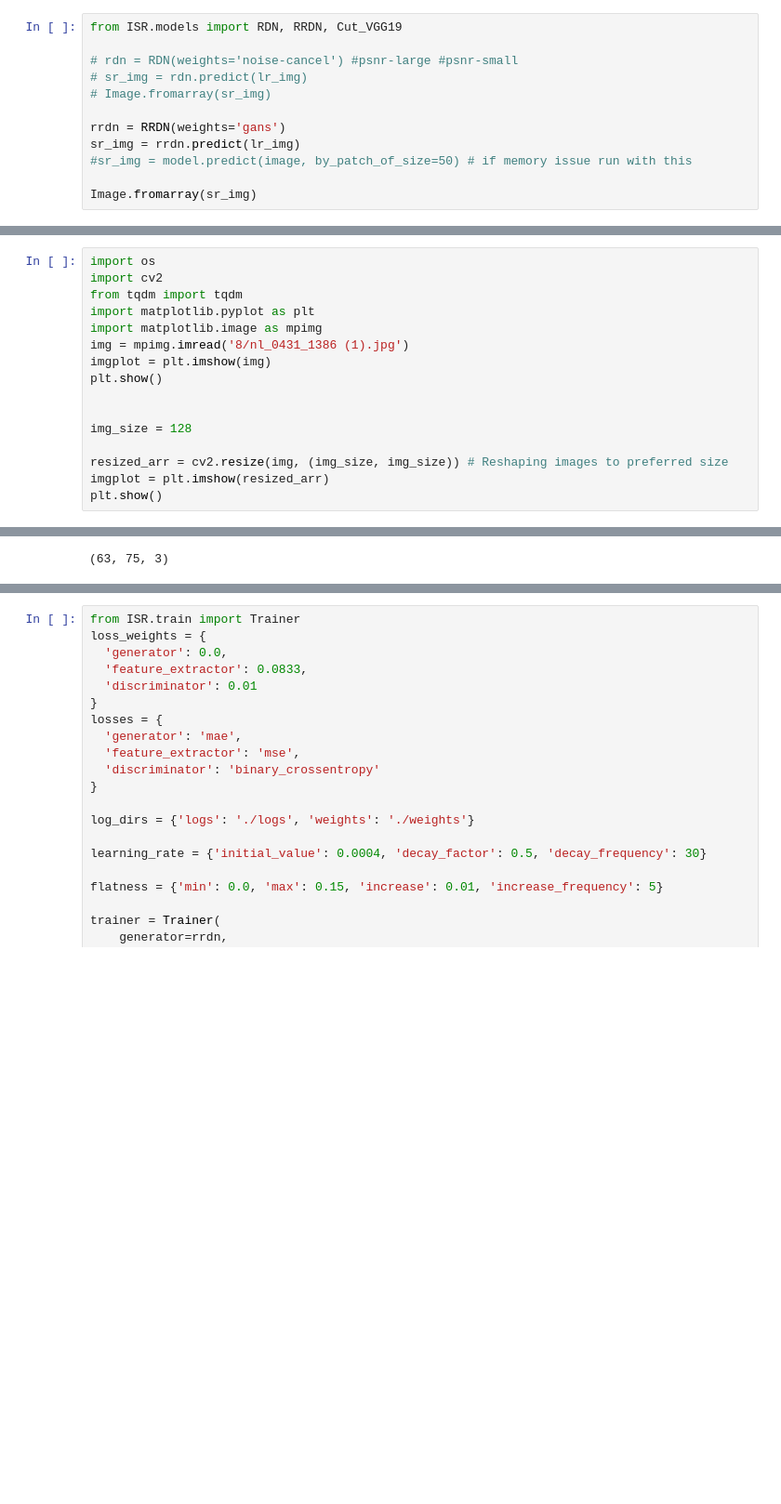
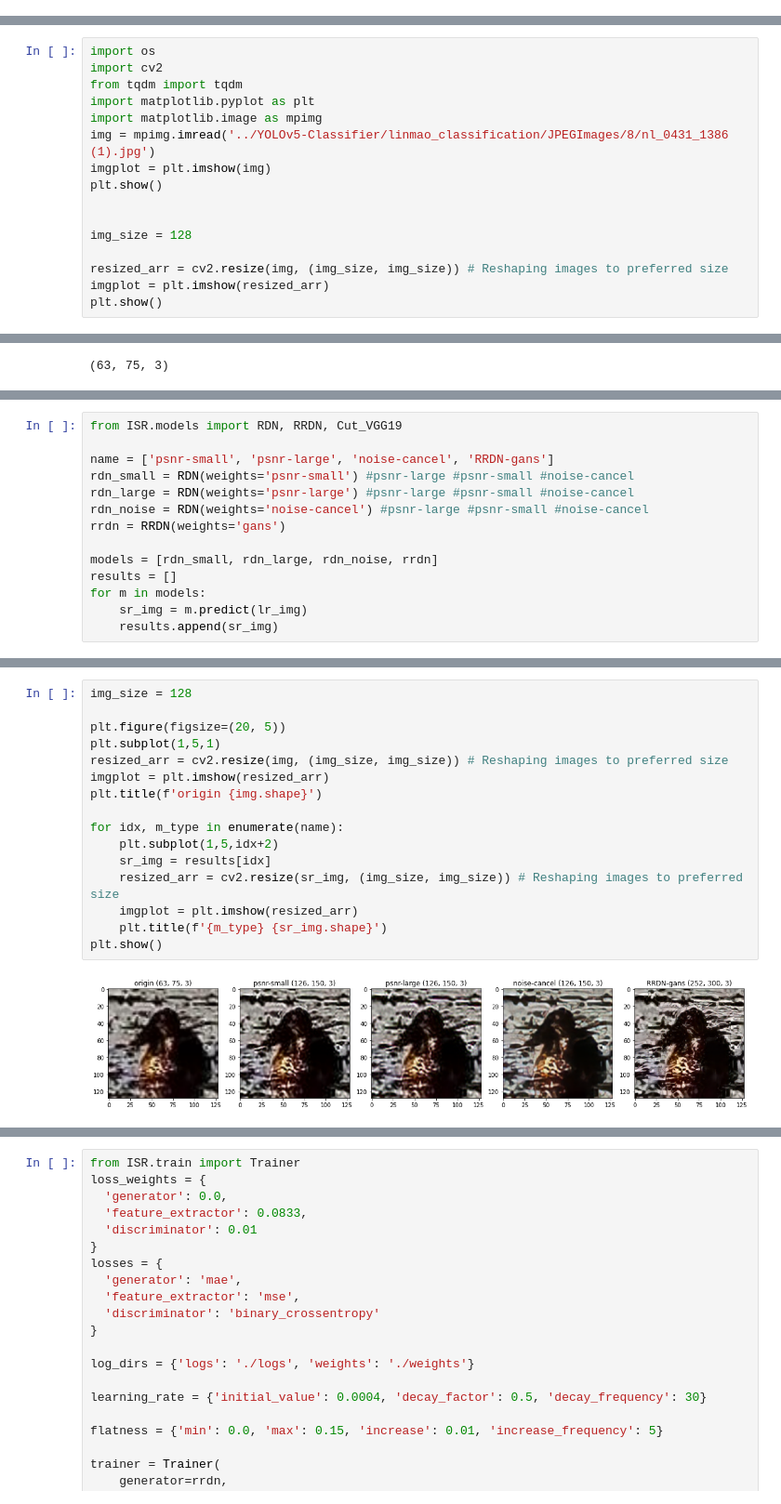
Before and after one commit to XINZHANG-ops/image-super-resolution, a Jupyter notebook: SuperResolution.ipynb, the cells around one changed output, grey strips where cells are left out. Shown: that part at 93% size. Cells and saved outputs as stored; diff of their text form; blank space fills up the shorter version.

```diff
--- a/SuperResolution.ipynb
+++ b/SuperResolution.ipynb
@@ -14,12 +13,0 @@ pwd
-# %%
-from ISR.models import RDN, RRDN, Cut_VGG19
-
-# rdn = RDN(weights='noise-cancel') #psnr-large #psnr-small
-# sr_img = rdn.predict(lr_img)
-# Image.fromarray(sr_img)
-
-rrdn = RRDN(weights='gans')
-sr_img = rrdn.predict(lr_img)
-#sr_img = model.predict(image, by_patch_of_size=50) # if memory issue run with this
-
-Image.fromarray(sr_img)
@@ -37,7 +17,7 @@ import cv2
 from tqdm import tqdm
 import matplotlib.pyplot as plt
 import matplotlib.image as mpimg
-img = mpimg.imread('8/nl_0431_1386 (1).jpg')
+img = mpimg.imread('../YOLOv5-Classifier/linmao_classification/JPEGImages/8/nl_0431_1386 (1).jpg')
 imgplot = plt.imshow(img)
 plt.show()
 
@@ -73,0 +37,14 @@ plt.show()
+# %%
+from ISR.models import RDN, RRDN, Cut_VGG19
+
+name = ['psnr-small', 'psnr-large', 'noise-cancel', 'RRDN-gans']
+rdn_small = RDN(weights='psnr-small') #psnr-large #psnr-small #noise-cancel
+rdn_large = RDN(weights='psnr-large') #psnr-large #psnr-small #noise-cancel
+rdn_noise = RDN(weights='noise-cancel') #psnr-large #psnr-small #noise-cancel
+rrdn = RRDN(weights='gans')
+
+models = [rdn_small, rdn_large, rdn_noise, rrdn]
+results = []
+for m in models:
+    sr_img = m.predict(lr_img)
+    results.append(sr_img)
@@ -74,3 +69,21 @@ plt.show()
+# %%
+img_size = 128
+
+plt.figure(figsize=(20, 5))
+plt.subplot(1,5,1)
+resized_arr = cv2.resize(img, (img_size, img_size)) # Reshaping images to preferred size
+imgplot = plt.imshow(resized_arr)
+plt.title(f'origin {img.shape}')
+
+for idx, m_type in enumerate(name):
+    plt.subplot(1,5,idx+2)
+    sr_img = results[idx]
+    resized_arr = cv2.resize(sr_img, (img_size, img_size)) # Reshaping images to preferred size
+    imgplot = plt.imshow(resized_arr)
+    plt.title(f'{m_type} {sr_img.shape}')
+plt.show()
+# %% [output]
+[figure, added]
 # %%
 from ISR.models import RRDN
 from ISR.models import Discriminator
```
Also changed, not shown: parts of 8 cells of this notebook.
